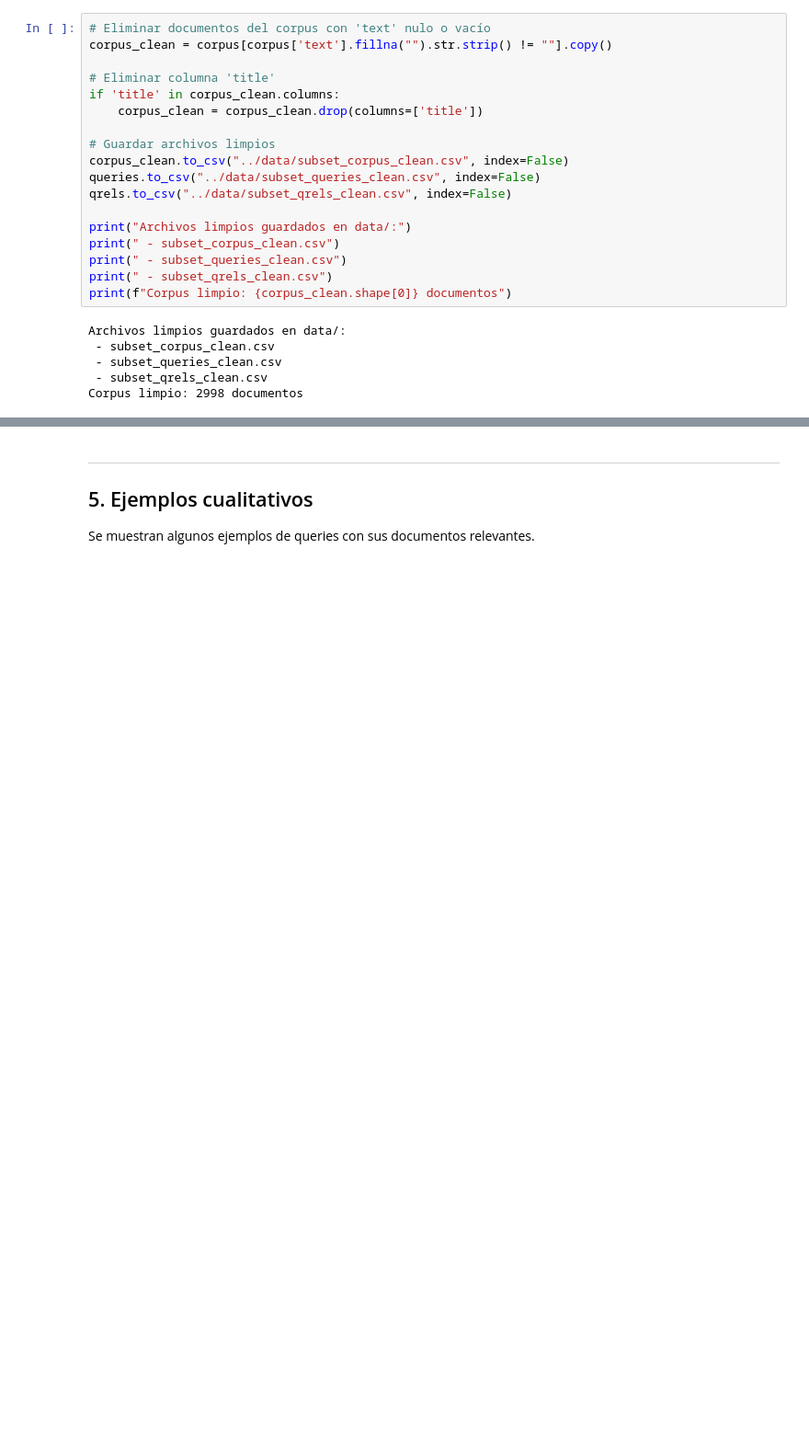
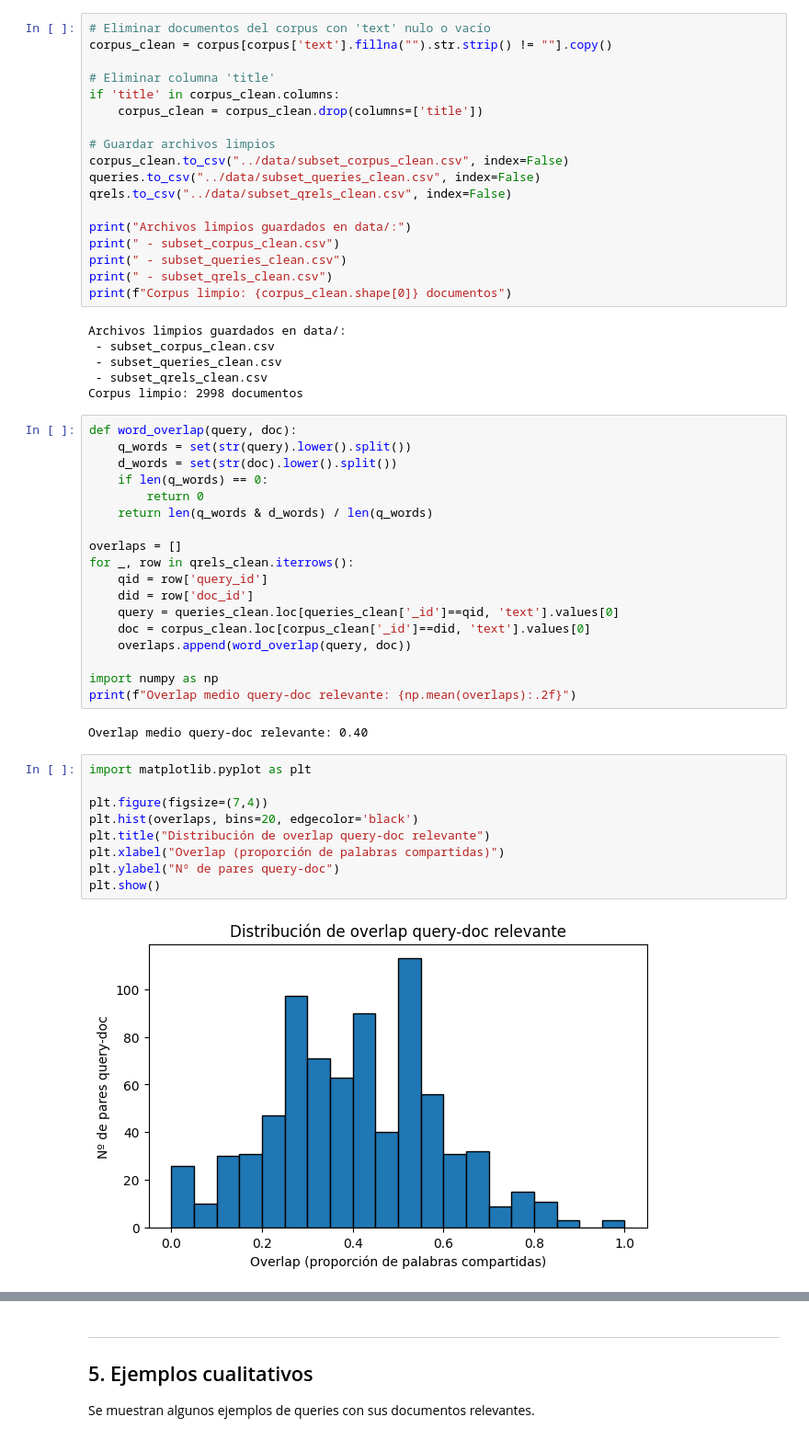
Before and after one commit to alexmoratar/TFM_QA_RAG, a Jupyter notebook: notebooks/01_EDA_subset_FiQA.ipynb, the cells around one changed output, grey strips where cells are left out. Shown at 92% size. Cells and saved outputs as stored; diff of their text form; blank space fills up the shorter version.

```diff
--- a/notebooks/01_EDA_subset_FiQA.ipynb
+++ b/notebooks/01_EDA_subset_FiQA.ipynb
@@ -315,3 +315,34 @@ Archivos limpios guardados en data/:
  - subset_queries_clean.csv
  - subset_qrels_clean.csv
 Corpus limpio: 2998 documentos
+# %%
+def word_overlap(query, doc):
+    q_words = set(str(query).lower().split())
+    d_words = set(str(doc).lower().split())
+    if len(q_words) == 0:
+        return 0
+    return len(q_words & d_words) / len(q_words)
+
+overlaps = []
+for _, row in qrels_clean.iterrows():
+    qid = row['query_id']
+    did = row['doc_id']
+    query = queries_clean.loc[queries_clean['_id']==qid, 'text'].values[0]
+    doc = corpus_clean.loc[corpus_clean['_id']==did, 'text'].values[0]
+    overlaps.append(word_overlap(query, doc))
+
+import numpy as np
+print(f"Overlap medio query-doc relevante: {np.mean(overlaps):.2f}")
+# %% [output]
+Overlap medio query-doc relevante: 0.40
+# %%
+import matplotlib.pyplot as plt
+
+plt.figure(figsize=(7,4))
+plt.hist(overlaps, bins=20, edgecolor='black')
+plt.title("Distribución de overlap query-doc relevante")
+plt.xlabel("Overlap (proporción de palabras compartidas)")
+plt.ylabel("Nº de pares query-doc")
+plt.show()
+# %% [output]
+[figure, added]
```
Also changed, not shown: parts of 4 cells of this notebook, 3 other files.
